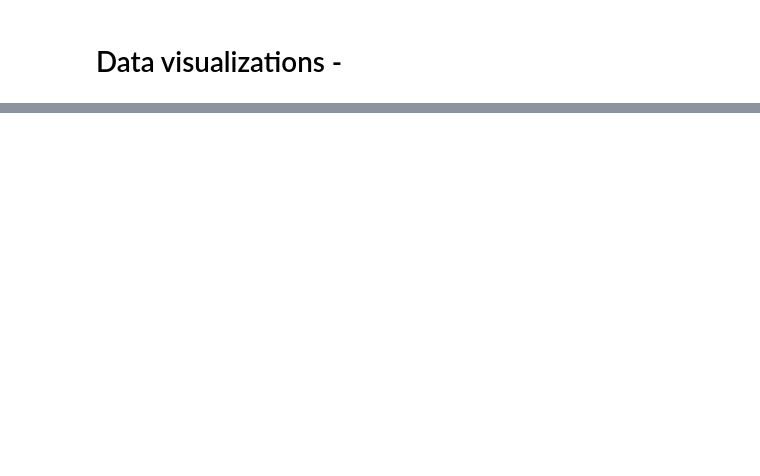
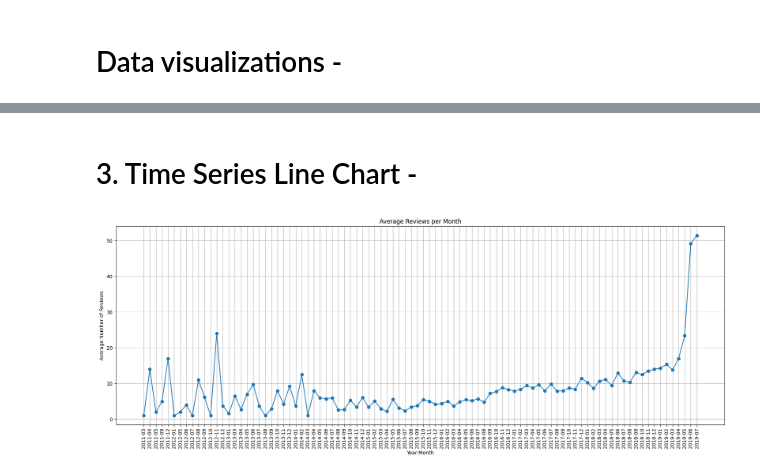
Before and after one commit to Abhijeetlahane09/capstone_project-, a Jupyter notebook: EDA_Airbnb_Project_.ipynb, the cells around one changed output, grey strips where cells are left out. Drawn from its saved outputs; the diff is of its cells as text; code cells hidden in the pictures; blank space fills up the shorter version.

```diff
--- a/EDA_Airbnb_Project_.ipynb
+++ b/EDA_Airbnb_Project_.ipynb
@@ -305,0 +483,22 @@ Index: []
+# %% [markdown]
+# 3. Time Series Line Chart -
+# %%
+# lets create a line chart to finde the trend and seasonality.
+
+airbnb_df['year_month'] = airbnb_df['last_review'].dt.to_period('M')  # Create a new column for year-month
+
+# Group by year and month, then calculate the average number of reviews for each month
+monthly_avg_reviews = airbnb_df.groupby('year_month')['number_of_reviews'].mean()
+
+# Plotting the time series line chart
+plt.figure(figsize=(18, 7))
+plt.plot(monthly_avg_reviews.index.astype(str), monthly_avg_reviews.values, marker='o', linestyle='-')
+plt.title('Average Reviews per Month')
+plt.xlabel('Year-Month')
+plt.ylabel('Average Number of Reviews')
+plt.grid(True)
+plt.xticks(rotation=90)  # Rotate x-axis labels for better readability
+plt.tight_layout()        # it automatically adjusts the subplots and other elements of the figure to fit within the figure area.
+plt.show()
+# %% [output]
+[figure, added]
```
Also changed, not shown: parts of 31 cells of this notebook.
